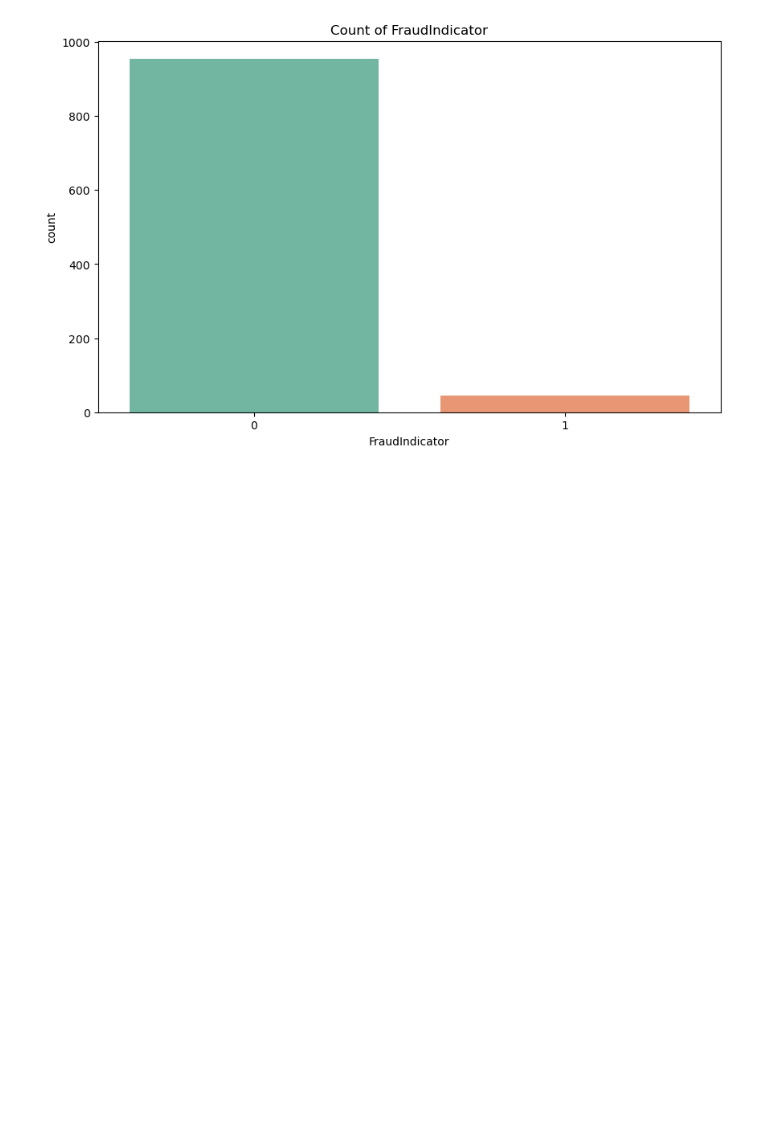
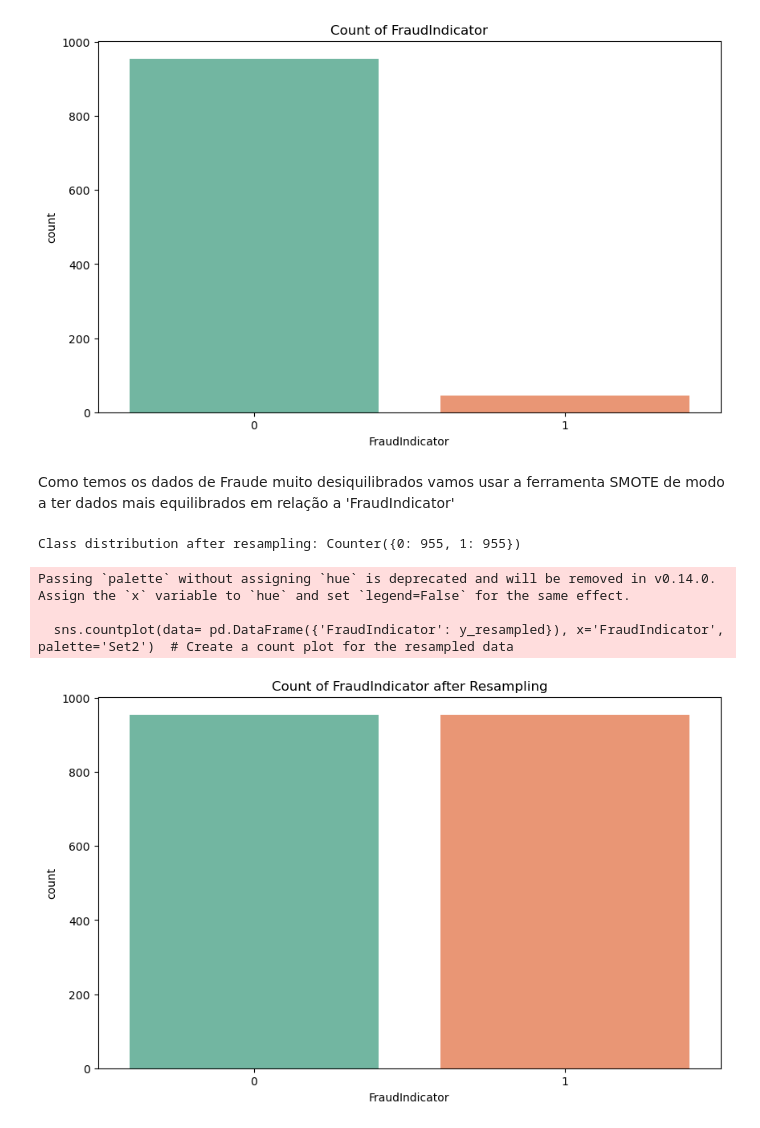
Before and after one commit to Benfiquista35/FraudDetection, a Jupyter notebook: Data/Fraud.ipynb, the cells around one changed output. Cells and saved outputs as stored; diff of their text form; code cells hidden in the pictures; blank space fills up the shorter version.

Commit message:
Feito reoversamplig do FraudIndicator utilizando SMOTE pra lidar com data desiquilibrada

```diff
--- a/Data/Fraud.ipynb
+++ b/Data/Fraud.ipynb
@@ -450,3 +450,27 @@ Passing `palette` without assigning `hue` is deprecated and will be removed in v
 
   sns.countplot(data= data1, x='FraudIndicator',palette='Set2')
 [figure]
+# %% [markdown]
+Como temos os dados de Fraude muito desiquilibrados vamos usar a ferramenta SMOTE de modo a ter dados mais equilibrados em relação a 'FraudIndicator'
+# %%
+from imblearn.over_sampling import SMOTE
+from collections import Counter
+
+
+smote = SMOTE(sampling_strategy='minority', random_state=42)  # Create an instance of SMOTE to oversample the minority class
+
+x_resampled, y_resampled = smote.fit_resample(x , y )  # Fit SMOTE on the data
+
+print('Class distribution after resampling:', Counter(y_resampled))  # Print the class distribution after oversampling
+
+plt.figure(figsize=(10, 6))
+sns.countplot(data= pd.DataFrame({'FraudIndicator': y_resampled}), x='FraudIndicator', palette='Set2')  # Create a count plot for the resampled data
+
+plt.title('Count of FraudIndicator after Resampling')
+plt.show()
+# %% [output]
+Class distribution after resampling: Counter({0: 955, 1: 955})
+Passing `palette` without assigning `hue` is deprecated and will be removed in v0.14.0. Assign the `x` variable to `hue` and set `legend=False` for the same effect.
+
+  sns.countplot(data= pd.DataFrame({'FraudIndicator': y_resampled}), x='FraudIndicator', palette='Set2')  # Create a count plot for the resampled data
+[figure, added]
```
Also changed, not shown: parts of 1 cell of this notebook.
